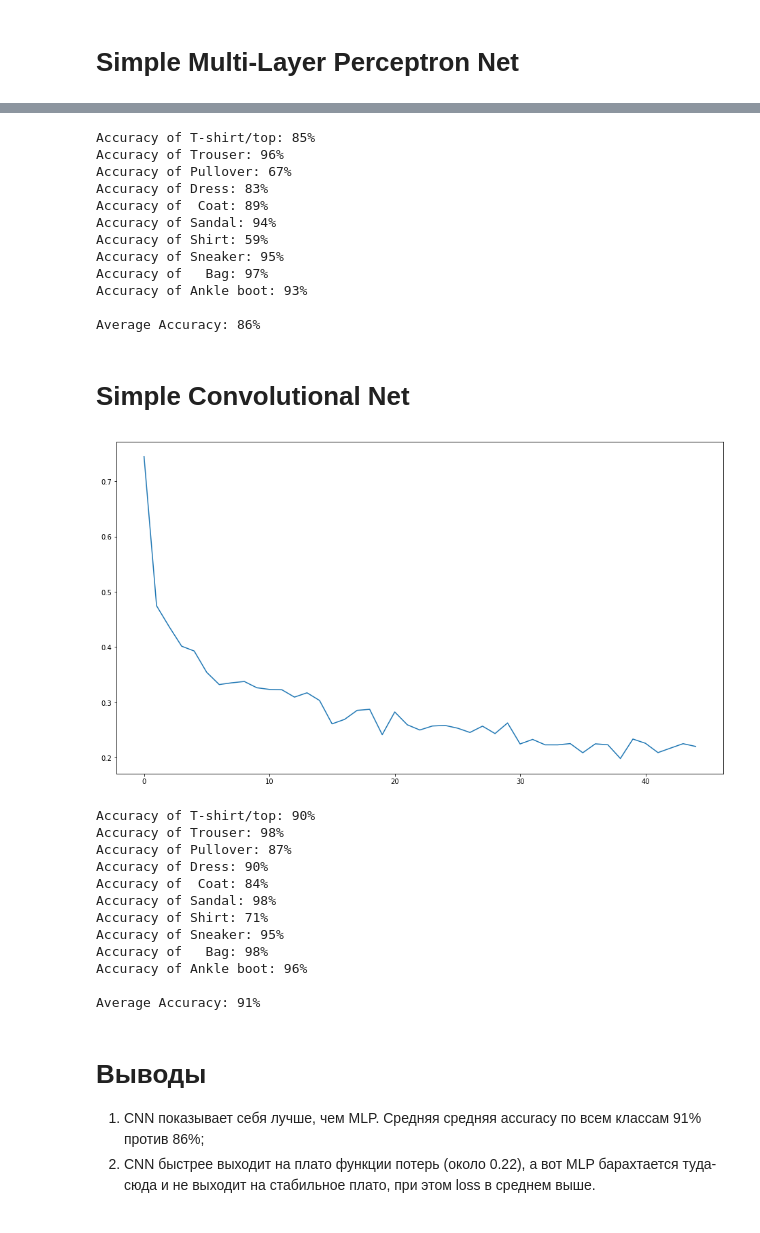
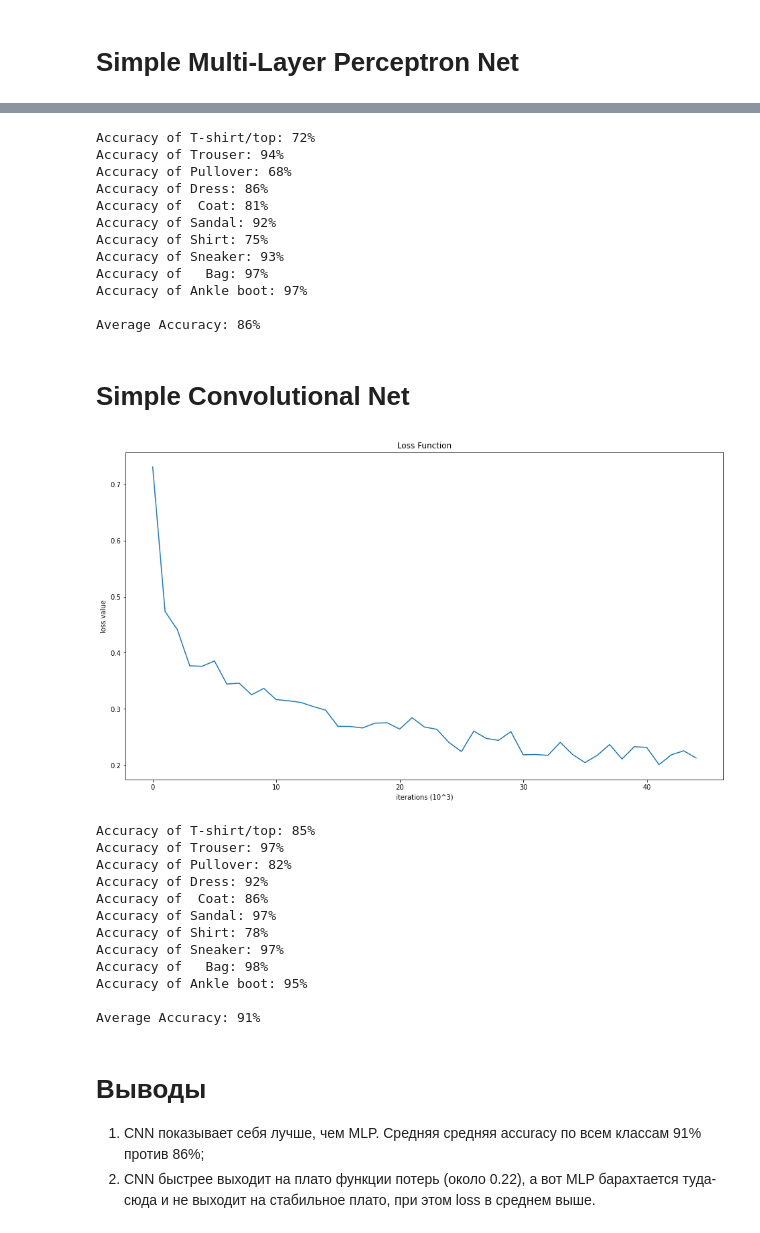
Before and after one commit to evlko/CS-493, a Jupyter notebook: Lab_7_2.ipynb, the cells around one changed output, grey strips where cells are left out. Drawn from its saved outputs; the diff is of its cells as text; code cells hidden in the pictures.

```diff
--- a/Lab_7_2.ipynb
+++ b/Lab_7_2.ipynb
@@ -165,4 +165,7 @@ for epoch in range(epoches):
 
     ax.clear()
     ax.plot(np.arange(len(losses)), losses)
+    ax.set_title('Loss Function')
+    ax.set_xlabel('iterations (10^3)')
+    ax.set_ylabel('loss value')
 # %% [output]
@@ -192,16 +195,16 @@ for i in range(len(classes)):
 
 print('\nAverage Accuracy: %2d%%' % (100 * total_correct/len(testset)))
 # %% [output]
-Accuracy of T-shirt/top: 85%
-Accuracy of Trouser: 96%
-Accuracy of Pullover: 67%
-Accuracy of Dress: 83%
-Accuracy of  Coat: 89%
-Accuracy of Sandal: 94%
-Accuracy of Shirt: 59%
-Accuracy of Sneaker: 95%
+Accuracy of T-shirt/top: 72%
+Accuracy of Trouser: 94%
+Accuracy of Pullover: 68%
+Accuracy of Dress: 86%
+Accuracy of  Coat: 81%
+Accuracy of Sandal: 92%
+Accuracy of Shirt: 75%
+Accuracy of Sneaker: 93%
 Accuracy of   Bag: 97%
-Accuracy of Ankle boot: 93%
+Accuracy of Ankle boot: 97%
 
 Average Accuracy: 86%
 # %% [markdown]
@@ -245,34 +248,37 @@ learning_rate = 1e-4
 optimizer = torch.optim.Adam(model.parameters(), lr=learning_rate)
 
 fig = plt.figure(figsize=(16, 9))
 ax = fig.add_subplot(1, 1, 1)
 
 losses = []
 loss_update_period = 1000
 
 epoches = 3
 
 for epoch in range(epoches):
     running_loss = 0.0
     for i, batch in enumerate(tqdm_notebook(trainloader)):
         X_batch, y_batch = batch
 
 
         y_pred = model(X_batch.to(device))
         loss = loss_fn(y_pred, y_batch.to(device))
         optimizer.zero_grad()
         loss.backward()
         optimizer.step()
 
         running_loss += loss.item()
         if i % loss_update_period == (loss_update_period - 1):
             losses.append(running_loss / loss_update_period)
             running_loss = 0.0
 
     ax.clear()
     ax.plot(np.arange(len(losses)), losses)
+    ax.set_title('Loss Function')
+    ax.set_xlabel('iterations (10^3)')
+    ax.set_ylabel('loss value')
 # %% [output]
-[figure, old version]
+[figure, new version]
 # %%
 class_correct = [0] * len(classes)
 class_total = [0] * len(classes)
@@ -296,16 +302,16 @@ for i in range(len(classes)):
 
 print('\nAverage Accuracy: %2d%%' % (100 * total_correct/len(testset)))
 # %% [output]
-Accuracy of T-shirt/top: 90%
-Accuracy of Trouser: 98%
-Accuracy of Pullover: 87%
-Accuracy of Dress: 90%
-Accuracy of  Coat: 84%
-Accuracy of Sandal: 98%
-Accuracy of Shirt: 71%
-Accuracy of Sneaker: 95%
+Accuracy of T-shirt/top: 85%
+Accuracy of Trouser: 97%
+Accuracy of Pullover: 82%
+Accuracy of Dress: 92%
+Accuracy of  Coat: 86%
+Accuracy of Sandal: 97%
+Accuracy of Shirt: 78%
+Accuracy of Sneaker: 97%
 Accuracy of   Bag: 98%
-Accuracy of Ankle boot: 96%
+Accuracy of Ankle boot: 95%
 
 Average Accuracy: 91%
 # %% [markdown]
```
Also changed, not shown: parts of 1 cell of this notebook.
